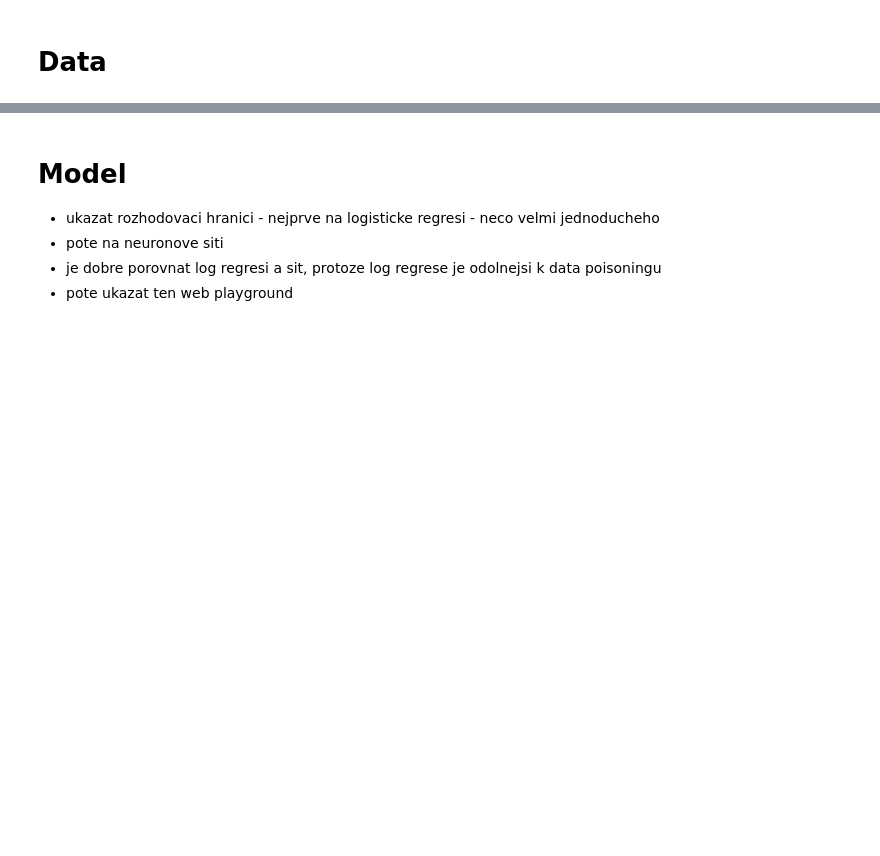
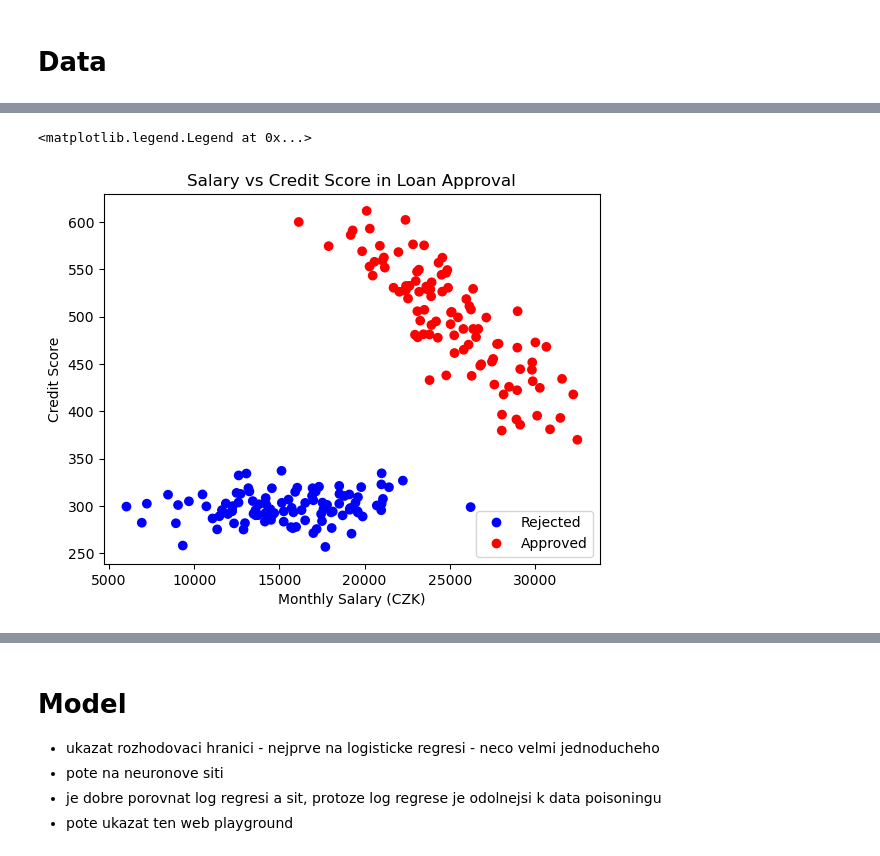
Before and after one commit to nickobard/ai-summer-school, a Jupyter notebook: data_poisoning.ipynb, the cells around one changed output, grey strips where cells are left out. Saved outputs shown, nothing was run; the diff lists cells and outputs as text; code cells hidden in the pictures; blank space fills up the shorter version.

Commit message:
Finish scatterplot

```diff
--- a/data_poisoning.ipynb
+++ b/data_poisoning.ipynb
@@ -43,0 +41,3 @@ array([[-8.72928982e+00,  1.30419976e+00],
+# %%
+df_data = pd.read_csv('data.csv')
+df_data.head()
@@ -43,0 +51,11 @@ array([[-8.72928982e+00,  1.30419976e+00],
+# %%
+fig, ax = plt.subplots()
+scatter = ax.scatter(df_data['Monthly Salary (CZK)'], df_data['Credit Score'], c=df_data['Loan Approved'], cmap='bwr')
+ax.set_xlabel('Monthly Salary (CZK)')
+ax.set_ylabel('Credit Score')
+ax.set_title('Salary vs Credit Score in Loan Approval')
+legend_elements, _ = scatter.legend_elements()
+ax.legend(handles=legend_elements, labels=['Rejected', 'Approved'], loc='lower right')
+# %% [output]
+<matplotlib.legend.Legend at 0x...>
+[figure, added]
```
Also changed, not shown: parts of 12 cells of this notebook.
